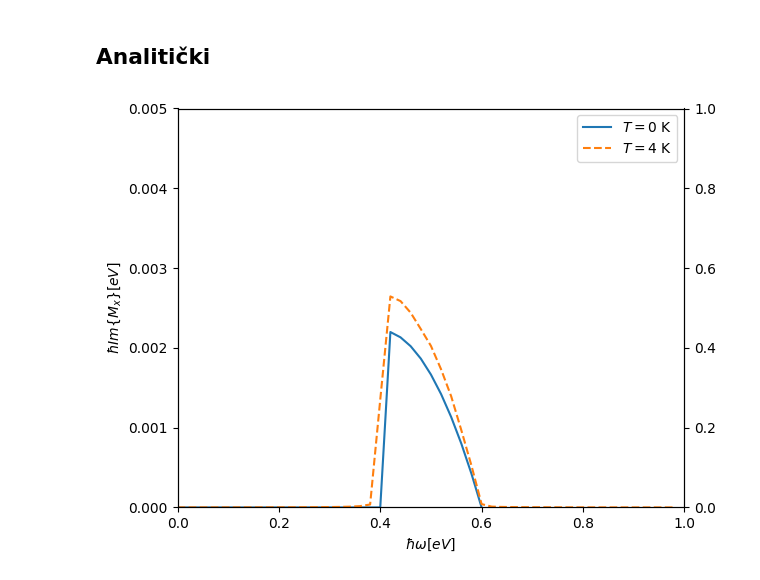
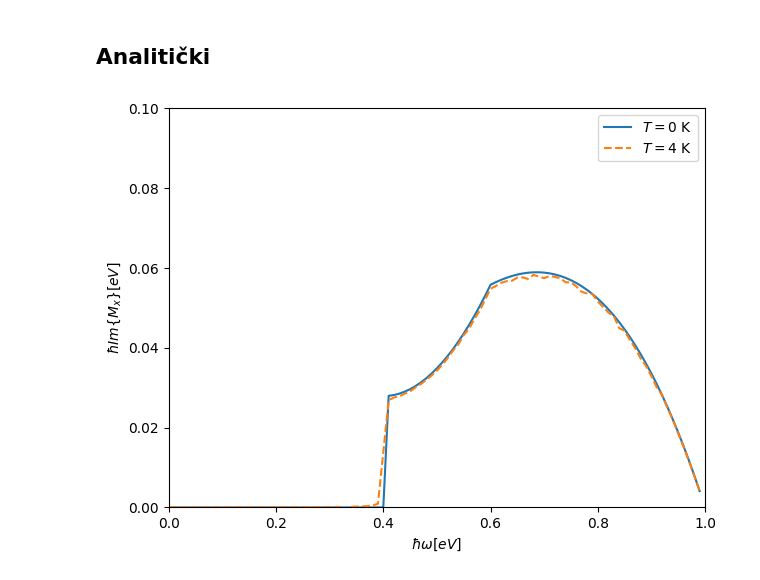
Before and after one commit to ppapac/24112024_memfn, a Jupyter notebook: MemoryDirac3D_usingTQ_020626.ipynb, the cells around one changed output. Cells and saved outputs as stored; diff of their text form; code cells hidden in the pictures.

```diff
--- a/MemoryDirac3D_usingTQ_020626.ipynb
+++ b/MemoryDirac3D_usingTQ_020626.ipynb
@@ -39,6 +39,7 @@ T_0 = 4
 T_F = Kf_20 / kb
 
 Kf_ = Kf_20 / hbar / vf * a  # Fermi unitless
+K_c = Kf_
 Kf_max = 1 / hbar / vf * a  # cutoff 1eV unitless
 c_s_tilde = 0.03  # hbar_w_ac_max / hbar / vf * a
 hbar_w_ac_max = c_s_tilde * hbar * vf / a
@@ -125,7 +126,7 @@ print(4 * pi / 3 * 2 / (2 * pi) ** 3 * Kf_20**2 / hbar**3 / vf)  # T=0 analitič
 1.1843544863015165e+37
 1.184354454914293e+37
 # %%
-ws_0 = torch.arange(0, 1, 0.02)
+ws_0 = torch.arange(0, 1, 0.01)
 from tqdm import tqdm_notebook
 
 
@@ -168,9 +169,9 @@ def setup_plot(real=True, imag=True, x_lim=[0.0, 0.05], y_lim=[0, 0.06]):
 
     ax1.set_ylim(y_lim)
 
-    ax2 = ax1.twinx()
+    if imag and real:
 
-    if imag and real:
+        ax2 = ax1.twinx()
 
         ax2.set_ylabel(r"$\hbar Im\{M_x\} [eV]$")
 
@@ -252,7 +253,7 @@ def mem_fn_op(ss_sum_fn, hbar_w, hbar_w_ph, u, T, eta, K_c):
 
     integration_domain = torch.Tensor(
         [
-            [Kf_ - 0.0005, Kf_ + 0.0005],
+            [Kf_ - 0.003, Kf_ + 0.003],
             [0, Kf_max],
             [0, pi],
         ]
@@ -288,7 +289,7 @@ def mem_fn_op(ss_sum_fn, hbar_w, hbar_w_ph, u, T, eta, K_c):
 # %%
 fig, *axs = setup_plot(x_lim=[0, 1], y_lim=[0, 0.2])
 integrals = calculate_integral_points(
-    mem_fn_op, ss_sum_real, ss_sum_imag, hbar_w_op, T=T_0, K_c=Kf_
+    mem_fn_op, ss_sum_real, ss_sum_imag, hbar_w_op, T=T_0, K_c=3 * Kf_
 )
 arrays_to_csv(
     np.array(ws_0.to("cpu")),
@@ -381,20 +382,20 @@ def mem_fn_real_anal(hbar_w, e_w, hbar_w_ph=hbar_w_op, u=Ef):
         )
     )
 # %%
-fig, ax = setup_plot(real=False, x_lim=[0, 1], y_lim=[0, 0.005])
-values = list(mem_fn_imag_anal(ws_0, 1, Ef).to("cpu"))
+fig, ax = setup_plot(real=False, x_lim=[0, 1], y_lim=[0, 0.1])
+values = list(mem_fn_imag_anal(ws_0, 1, 3 * Ef).to("cpu"))
 plot_result(ax, values, T=0)
 numeric_values = read_from_csv("op-g2, imag, T=4K, eta=0.001eV")[1]
 ax.plot(
-    ws_0.to("cpu"),
+    ws_0[::].to("cpu"),
     numeric_values,
     linestyle="--",
     label=f"$T={T_0}$ K",
 )
 ax.legend(loc="best")
 fig.tight_layout()
 # %% [output]
-[figure, old version]
+[figure, new version]
 # %%
 values
 # %% [output]
```
Also changed, not shown: parts of 2 cells of this notebook, 5 other files.
